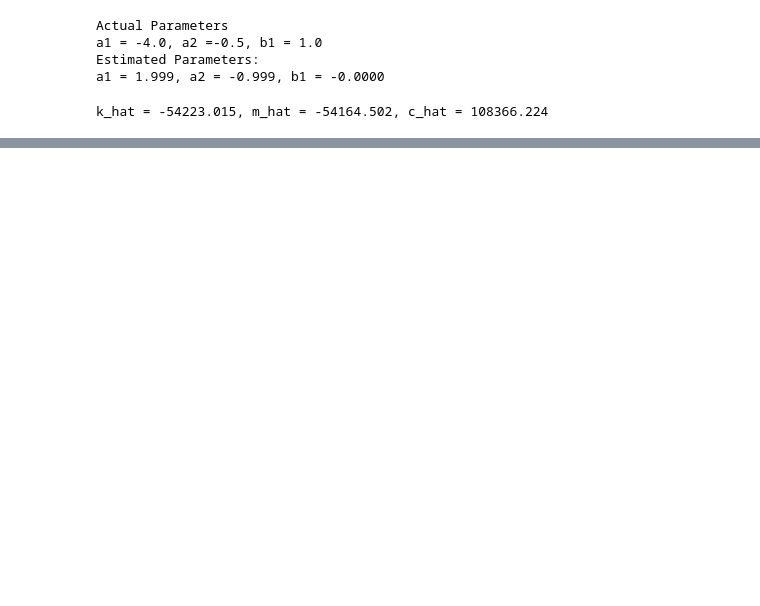
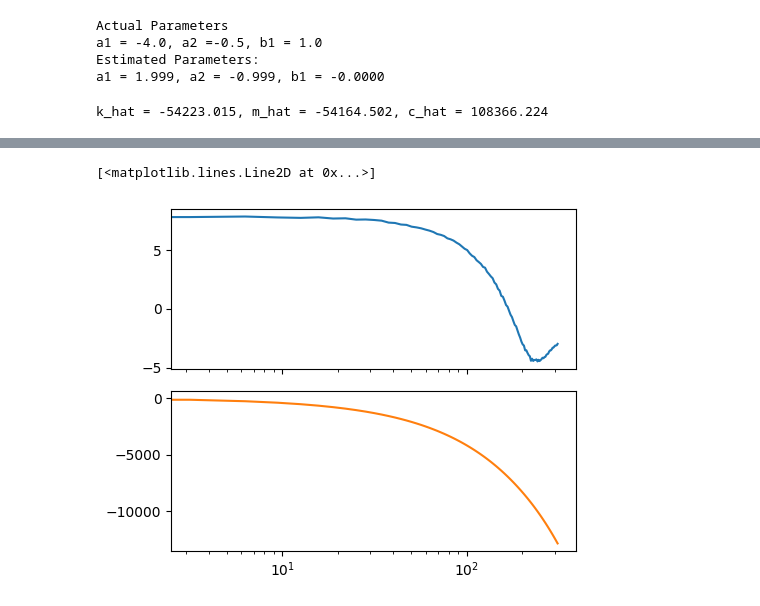
Before and after one commit to gibbsalex/my-demos, a Jupyter notebook: bike_suspension_sim/sig_id_proto.ipynb, the cells around one changed output, grey strips where cells are left out. Drawn from its saved outputs; the diff is of its cells as text; code cells hidden in the pictures; blank space fills up the shorter version.

Commit message:
Update sig_id_proto.ipynb
trying out scipy and fft analysis

```diff
--- a/bike_suspension_sim/sig_id_proto.ipynb
+++ b/bike_suspension_sim/sig_id_proto.ipynb
@@ -106,0 +180,26 @@ k_hat = -54223.015, m_hat = -54164.502, c_hat = 108366.224
+# %%
+from scipy.signal import welch, csd, TransferFunction
+from scipy import signal
+
+# Assuming x is input data and y is output data
+#fs = 100  # Sampling frequency
+x = sol.y[2]
+y = sol.y[0]
+
+f, pxx = welch(x, fs=fs)
+f, pxy = csd(x, y, fs=fs)
+
+h = pxy / pxx  # Transfer function
+
+# Represent as a transfer function object
+tf = TransferFunction(np.real(h), np.array([1]), dt=1/fs)
+
+w, mag, phase = signal.dbode(tf)
+# %%
+fg, (ax0, ax1) = plt.subplots(2, 1, sharex='all', figsize=(5, 4),
+                              tight_layout=True)
+ax0.semilogx(w, mag, 'C0-', label=r"$20\,\log_{10}|G(f)|$")  # Magnitude plot
+ax1.semilogx(w, phase, 'C1-', label=r"$\angle G(f)$")  # Phase plot
+# %% [output]
+[<matplotlib.lines.Line2D at 0x...>]
+[figure, added]
```
Also changed, not shown: parts of 4 cells of this notebook.
